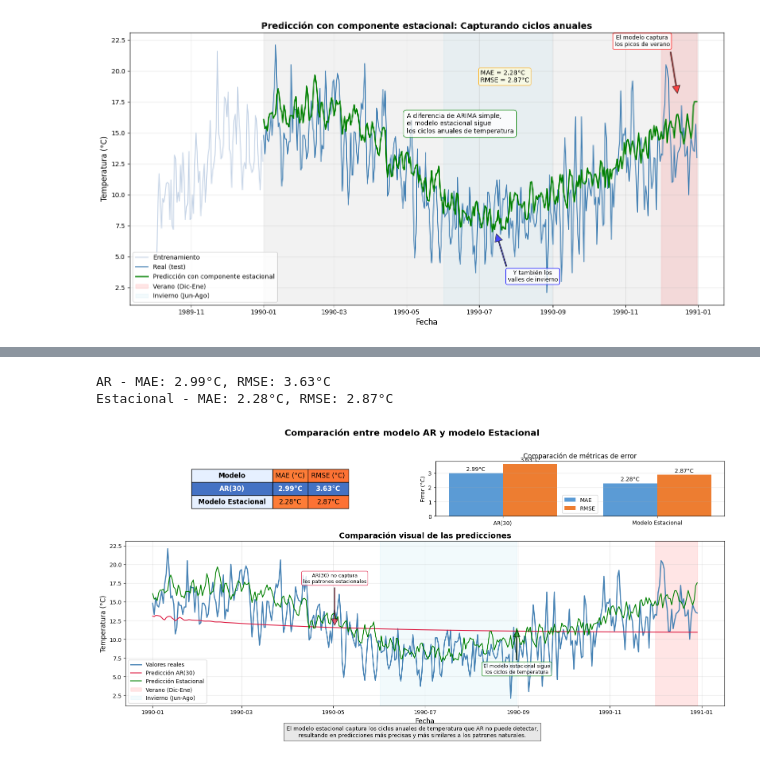
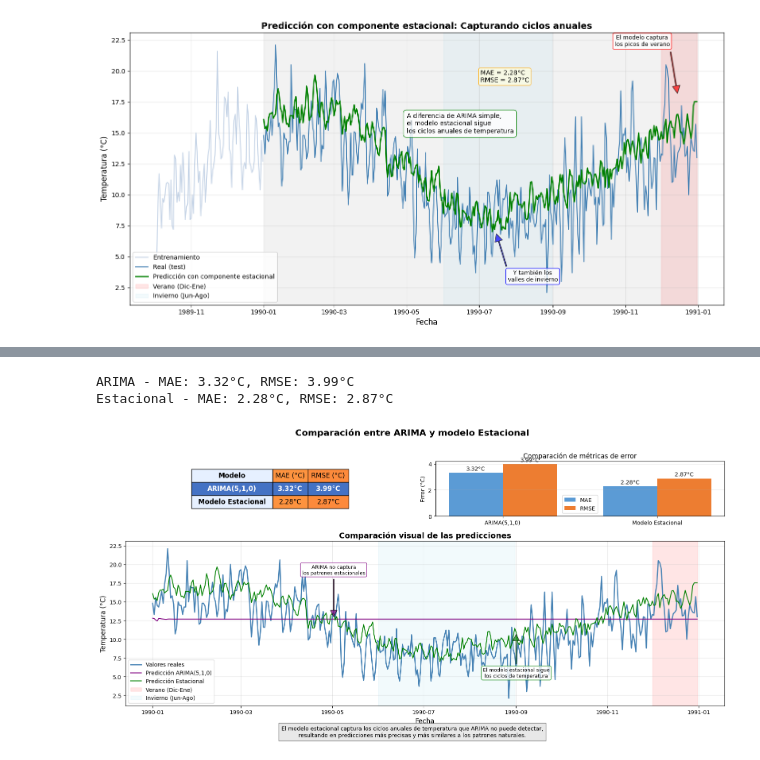
Before and after one commit to peperuizdev/pildora_series_temporales, a Jupyter notebook: notebooks/BlockTwo_ClassicModels.ipynb, the cells around one changed output, grey strips where cells are left out. Drawn from its saved outputs; the diff is of its cells as text; code cells hidden in the pictures.

```diff
--- a/notebooks/BlockTwo_ClassicModels.ipynb
+++ b/notebooks/BlockTwo_ClassicModels.ipynb
@@ -446,5 +457,5 @@ Comparamos las predicciones de AR y ARIMA con las observaciones reales usando:
 # %%
-# Asegurarnos de que no hay NaN en las predicciones antes de calcular las métricas
+# Calcular métricas para ARIMA y Modelo Estacional
 def calcular_metricas_sin_nan(y_true, y_pred):
     # Convertir a series de pandas si no lo son ya
     if not isinstance(y_true, pd.Series):
@@ -466,18 +477,18 @@ def calcular_metricas_sin_nan(y_true, y_pred):
     return mae, rmse
 
 # Calcular métricas (manejo robusto de NaN)
-mae_ar, rmse_ar = calcular_metricas_sin_nan(test_plot_ar['Temp'], pred_ar_plot)
+mae_arima, rmse_arima = calcular_metricas_sin_nan(test_plot_arima['Temp'], pred_arima_plot)
 mae_estacional, rmse_estacional = calcular_metricas_sin_nan(test_plot['Temp'], pred_estacional_plot)
 
 # Verificar que las métricas se calcularon correctamente
-print(f"AR - MAE: {mae_ar:.2f}°C, RMSE: {rmse_ar:.2f}°C")
+print(f"ARIMA - MAE: {mae_arima:.2f}°C, RMSE: {rmse_arima:.2f}°C")
 print(f"Estacional - MAE: {mae_estacional:.2f}°C, RMSE: {rmse_estacional:.2f}°C")
 
 # Crear un DataFrame para visualizar
 results_df = pd.DataFrame({
-    'Modelo': ['AR(30)', 'Modelo Estacional'],
-    'MAE': [mae_ar, mae_estacional],
-    'RMSE': [rmse_ar, rmse_estacional]
+    'Modelo': ['ARIMA(5,1,0)', 'Modelo Estacional'],
+    'MAE': [mae_arima, mae_estacional],
+    'RMSE': [rmse_arima, rmse_estacional]
 })
 
 # Crear figura con subplots
@@ -548,9 +559,9 @@ ax_bars.grid(axis='y', alpha=0.3)
 ax_comp = fig.add_subplot(gs[1, :])
 
 # Aseguramos que todos los datos están alineados correctamente y no hay NaN
-all_series = [test_plot['Temp'], pred_ar_plot, pred_estacional_plot]
+all_series = [test_plot['Temp'], pred_arima_plot, pred_estacional_plot]
 all_series_df = pd.concat(all_series, axis=1)
-all_series_df.columns = ['Real', 'AR', 'Estacional']
+all_series_df.columns = ['Real', 'ARIMA', 'Estacional']
 
 # Eliminar filas con NaN (para visualización)
 valid_data = all_series_df.dropna()
@@ -559,7 +570,7 @@ valid_data = all_series_df.dropna()
 if len(valid_data) > 0:
     # Datos de test y predicciones
     ax_comp.plot(valid_data.index, valid_data['Real'], color='steelblue', linewidth=2, label='Valores reales')
-    ax_comp.plot(valid_data.index, valid_data['AR'], color='crimson', linewidth=1.5, label='Predicción AR(30)')
+    ax_comp.plot(valid_data.index, valid_data['ARIMA'], color='purple', linewidth=1.5, label='Predicción ARIMA(5,1,0)')
     ax_comp.plot(valid_data.index, valid_data['Estacional'], color='green', linewidth=1.5, label='Predicción Estacional')
 
     # Sombrear áreas de verano e invierno para destacar estacionalidad
@@ -590,12 +601,12 @@ if len(valid_data) > 0:
 
     if mid_point_idx > 0:
         mid_date = valid_data.index[mid_point_idx]
-        ax_comp.annotate('AR(30) no captura\nlos patrones estacionales',
-                    xy=(mid_date, valid_data['AR'].iloc[mid_point_idx]),
-                    xytext=(mid_date, valid_data['AR'].iloc[mid_point_idx]+6),
-                    arrowprops=dict(facecolor='crimson', shrink=0.05, width=1.5, alpha=0.7),
+        ax_comp.annotate('ARIMA no captura\nlos patrones estacionales',
+                    xy=(mid_date, valid_data['ARIMA'].iloc[mid_point_idx]),
+                    xytext=(mid_date, valid_data['ARIMA'].iloc[mid_point_idx]+6),
+                    arrowprops=dict(facecolor='purple', shrink=0.05, width=1.5, alpha=0.7),
                     fontsize=9, ha='center',
-                    bbox=dict(boxstyle="round,pad=0.3", fc="white", ec="crimson", alpha=0.8))
+                    bbox=dict(boxstyle="round,pad=0.3", fc="white", ec="purple", alpha=0.8))
 
     if late_point_idx > 0 and late_point_idx < len(valid_data):
         late_date = valid_data.index[late_point_idx]
@@ -605,35 +616,35 @@ if len(valid_data) > 0:
                     arrowprops=dict(facecolor='green', shrink=0.05, width=1.5, alpha=0.7),
                     fontsize=9, ha='center',
                     bbox=dict(boxstyle="round,pad=0.3", fc="white", ec="green", alpha=0.8))
 else:
     # Si no hay datos válidos para graficar
     ax_comp.text(0.5, 0.5, "No hay suficientes datos válidos para crear la visualización",
                 ha='center', va='center', fontsize=14, transform=ax_comp.transAxes)
 
 # Mejorar aspecto visual
 ax_comp.set_title('Comparación visual de las predicciones', fontsize=14, fontweight='bold')
 ax_comp.set_xlabel('Fecha', fontsize=12)
 ax_comp.set_ylabel('Temperatura (°C)', fontsize=12)
 ax_comp.legend(loc='lower left')
 ax_comp.grid(True, alpha=0.3)
 
 # Ajustar diseño y mostrar
 plt.tight_layout()
 
 # Añadir un título global
-fig.suptitle('Comparación entre modelo AR y modelo Estacional',
+fig.suptitle('Comparación entre ARIMA y modelo Estacional',
             fontsize=16, fontweight='bold', y=0.98)
 fig.subplots_adjust(top=0.9)
 
 # Añadir mensaje explicativo
 plt.figtext(0.5, 0.01,
-           "El modelo estacional captura los ciclos anuales de temperatura que AR no puede detectar,\nresultando en predicciones más precisas y más similares a los patrones naturales.",
+           "El modelo estacional captura los ciclos anuales de temperatura que ARIMA no puede detectar,\nresultando en predicciones más precisas y más similares a los patrones naturales.",
            ha="center", fontsize=10, bbox={"facecolor":"lightgray", "alpha":0.5, "pad":5})
 
 plt.tight_layout(rect=[0, 0.03, 1, 0.97])
 plt.show()
 # %% [output]
-AR - MAE: 2.99°C, RMSE: 3.63°C
+ARIMA - MAE: 3.32°C, RMSE: 3.99°C
 Estacional - MAE: 2.28°C, RMSE: 2.87°C
-[figure, old version]
+[figure, new version]
 # %% [markdown]
```
Also changed, not shown: parts of 3 cells of this notebook.
